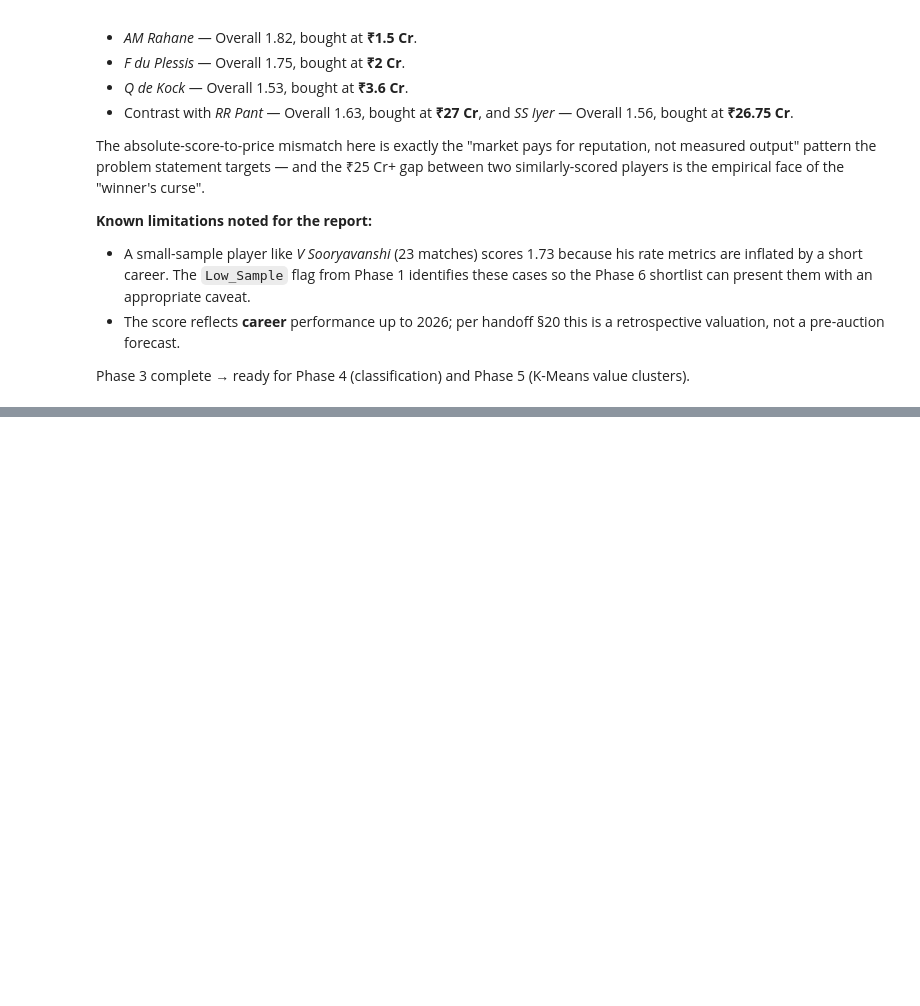
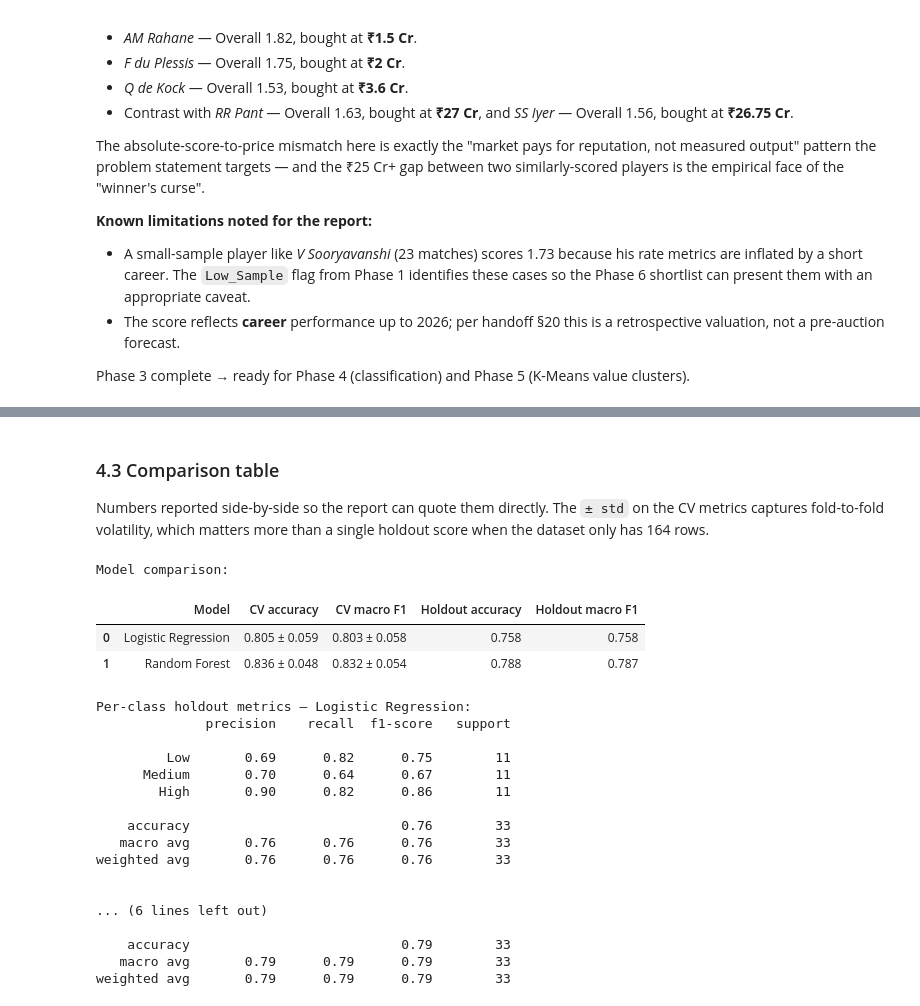
Before and after one commit to anusanth26/ipl-player-valuation, a Jupyter notebook: notebooks/analysis.ipynb, the cells around one changed output, grey strips where cells are left out. Saved outputs shown, nothing was run; the diff lists cells and outputs as text; code cells hidden in the pictures; blank space fills up the shorter version.

```diff
--- a/notebooks/analysis.ipynb
+++ b/notebooks/analysis.ipynb
@@ -1459,0 +1651,46 @@ Phase 3 complete → ready for Phase 4 (classification) and Phase 5
+# %% [markdown]
+### 4.3 Comparison table
+
+Numbers reported side-by-side so the report can quote them directly.
+The `± std` on the CV metrics captures fold-to-fold volatility, which
+matters more than a single holdout score when the dataset only has 164
+rows.
+# %%
+comparison = pd.DataFrame([
+    {k: v for k, v in r.items() if not k.startswith("_")}
+    for r in (results_lr, results_rf)
+])
+comparison["Holdout accuracy"] = comparison["Holdout accuracy"].round(3)
+comparison["Holdout macro F1"] = comparison["Holdout macro F1"].round(3)
+print("Model comparison:")
+display(comparison)
+
+print("\nPer-class holdout metrics — Logistic Regression:")
+print(classification_report(y_test, results_lr["_y_pred"],
+                            labels=tier_labels, zero_division=0))
+
+print("\nPer-class holdout metrics — Random Forest:")
+print(classification_report(y_test, results_rf["_y_pred"],
+                            labels=tier_labels, zero_division=0))
+# %% [output]
+Model comparison:
+|  | Model | CV accuracy | CV macro F1 | Holdout accuracy | Holdout macro F1 |
+| 0 | Logistic Regression | 0.805 ± 0.059 | 0.803 ± 0.058 | 0.758 | 0.758 |
+| 1 | Random Forest | 0.836 ± 0.048 | 0.832 ± 0.054 | 0.788 | 0.787 |
+Per-class holdout metrics — Logistic Regression:
+              precision    recall  f1-score   support
+
+         Low       0.69      0.82      0.75        11
+      Medium       0.70      0.64      0.67        11
+        High       0.90      0.82      0.86        11
+
+    accuracy                           0.76        33
+   macro avg       0.76      0.76      0.76        33
+weighted avg       0.76      0.76      0.76        33
+
+
+... (6 lines left out)
+
+    accuracy                           0.79        33
+   macro avg       0.79      0.79      0.79        33
+weighted avg       0.79      0.79      0.79        33
```
Also changed, not shown: parts of 10 cells of this notebook, 2 other files.
